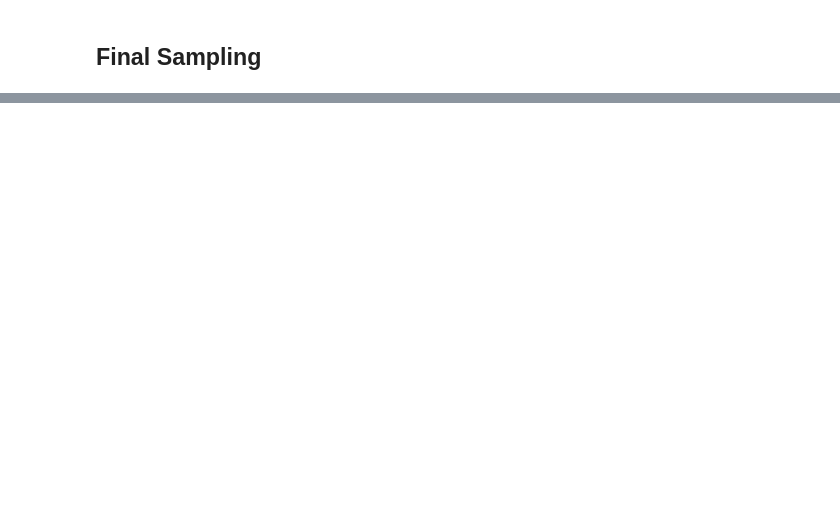
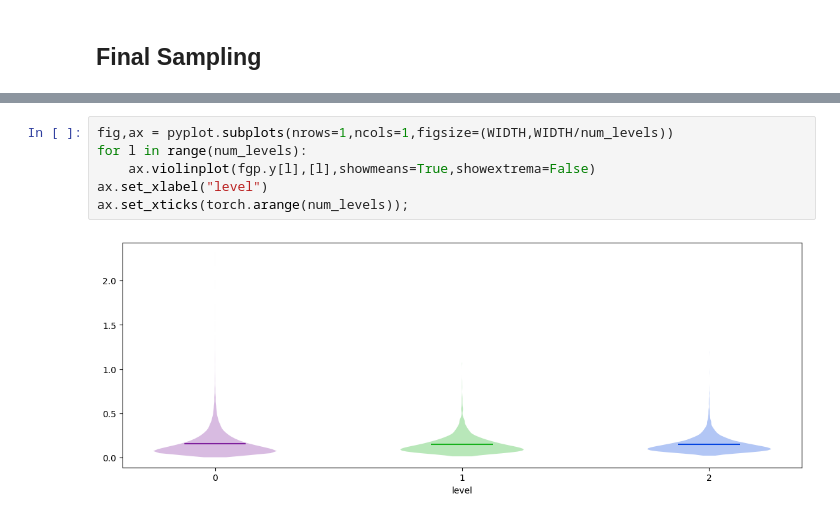
Before and after one commit to sandialabs/mlqmcpy, a Jupyter notebook: examples/mifgp.ipynb, the cells around one changed output, grey strips where cells are left out. Drawn from its saved outputs; the diff is of its cells as text; blank space fills up the shorter version.

```diff
--- a/examples/mifgp.ipynb
+++ b/examples/mifgp.ipynb
@@ -243,0 +255,8 @@ pcerror = 2.79e-03
+# %%
+fig,ax = pyplot.subplots(nrows=1,ncols=1,figsize=(WIDTH,WIDTH/num_levels))
+for l in range(num_levels):
+    ax.violinplot(fgp.y[l],[l],showmeans=True,showextrema=False)
+ax.set_xlabel("level")
+ax.set_xticks(torch.arange(num_levels));
+# %% [output]
+[figure, added]
```
Also changed, not shown: parts of 10 cells of this notebook.
